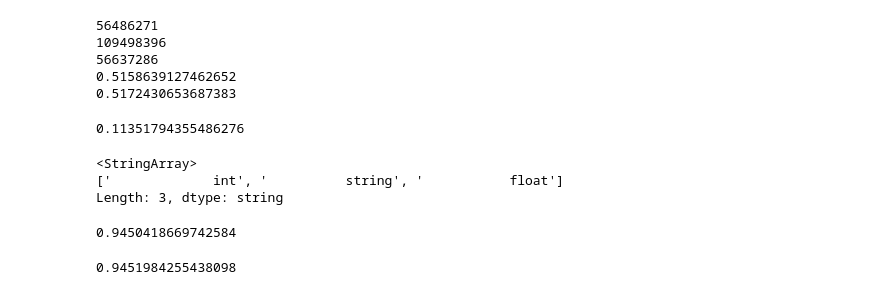
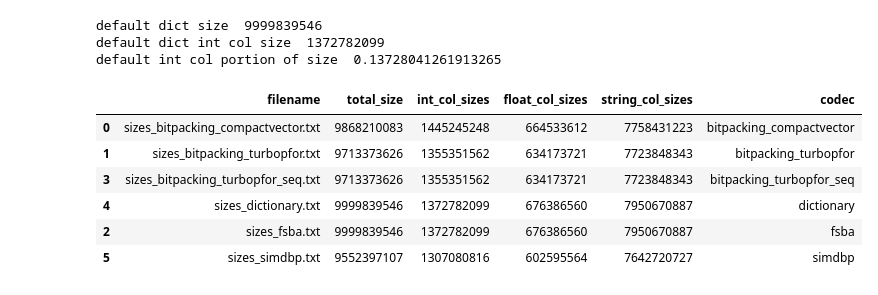
Before and after one commit to linuslh1996/column-compression, a Jupyter notebook: notebooks/AnalyseSizes.ipynb, the cells around one changed output. Saved outputs shown, nothing was run; the diff lists cells and outputs as text; code cells hidden in the pictures.

```diff
--- a/notebooks/AnalyseSizes.ipynb
+++ b/notebooks/AnalyseSizes.ipynb
@@ -93,32 +63,47 @@ cols_with_simdcai_dict_encoded
-# %%
-size1 = cols_with_simdcai["size_in_bytes"].sum()
-size2 = cols_with_simdcai_dict_encoded["size_in_bytes"].sum()
-size3 = cols_with_tp["size_in_bytes"].sum()
-
-print(size1/size2)
-print(size3/size2)
-# %% [output]
-56486271
-109498396
-56637286
-0.5158639127462652
-0.5172430653687383
-# %%
-int_cols = dictionary[dictionary["column_data_type"].str.match(".*int.*")]
-int_cols["size_in_bytes"].sum() / dictionary["size_in_bytes"].sum()
-# %% [output]
-0.11351794355486276
-# %%
-dictionary["column_data_type"].unique()
-# %% [output]
-<StringArray>
-['             int', '          string', '           float']
-Length: 3, dtype: string
-# %%
-simdcai["size_in_bytes"].sum() / dictionary["size_in_bytes"].sum()
-# %% [output]
-0.9450418669742584
-# %%
-turbopfor["size_in_bytes"].sum() / dictionary["size_in_bytes"].sum()
-# %% [output]
-0.9451984255438098
+# %%
+def compute_sizes(df):
+    total_size = df["size_in_bytes"].sum()
+
+    int_col_size = df[df["column_data_type"].str.match("int")]["size_in_bytes"].sum()
+    float_col_size = df[df["column_data_type"].str.match("float")]["size_in_bytes"].sum()
+    string_col_size = df[df["column_data_type"].str.match("string")]["size_in_bytes"].sum()
+
+    return (total_size, int_col_size, float_col_size, string_col_size)
+
+(default_size, default_int_col_size, default_float_col_size, default_string_col_size) = compute_sizes(default)
+print("default dict size ", default_size)
+print("default dict int col size ", default_int_col_size)
+print("default int col portion of size ", default_int_col_size / default_size)
+
+names = []
+total_sizes = []
+int_col_sizes = []
+float_col_sizes = []
+string_col_sizes = []
+directory = os.fsencode(data_path)
+for file in os.listdir(directory):
+    filename = os.fsdecode(file)
+    if filename.endswith(".txt"):
+        df = load_table(data_path / filename)
+        names.append(filename)
+        (total_size, int_col_size, float_col_size, string_col_size) = compute_sizes(df)
+        total_sizes.append(total_size)
+        int_col_sizes.append(int_col_size)
+        float_col_sizes.append(float_col_size)
+        string_col_sizes.append(string_col_size)
+
+df = pd.DataFrame(data={'filename': names, 'total_size': total_sizes, 'int_col_sizes': int_col_sizes, 'float_col_sizes': float_col_sizes, 'string_col_sizes': string_col_sizes})
+df["codec"] = [f.replace("sizes_", "").replace(".txt", "") for f in df["filename"]]
+df = df.sort_values("codec")
+df
+# %% [output]
+default dict size  9999839546
+default dict int col size  1372782099
+default int col portion of size  0.13728041261913265
+|  | filename | total_size | int_col_sizes | float_col_sizes | string_col_sizes | codec |
+| 0 | sizes_bitpacking_compactvector.txt | 9868210083 | 1445245248 | 664533612 | 7758431223 | bitpacking_compactvector |
+| 1 | sizes_bitpacking_turbopfor.txt | 9713373626 | 1355351562 | 634173721 | 7723848343 | bitpacking_turbopfor |
+| 3 | sizes_bitpacking_turbopfor_seq.txt | 9713373626 | 1355351562 | 634173721 | 7723848343 | bitpacking_turbopfor_seq |
+| 4 | sizes_dictionary.txt | 9999839546 | 1372782099 | 676386560 | 7950670887 | dictionary |
+| 2 | sizes_fsba.txt | 9999839546 | 1372782099 | 676386560 | 7950670887 | fsba |
+| 5 | sizes_simdbp.txt | 9552397107 | 1307080816 | 602595564 | 7642720727 | simdbp |
```
Also changed, not shown: parts of 9 cells of this notebook, 21 other files.
